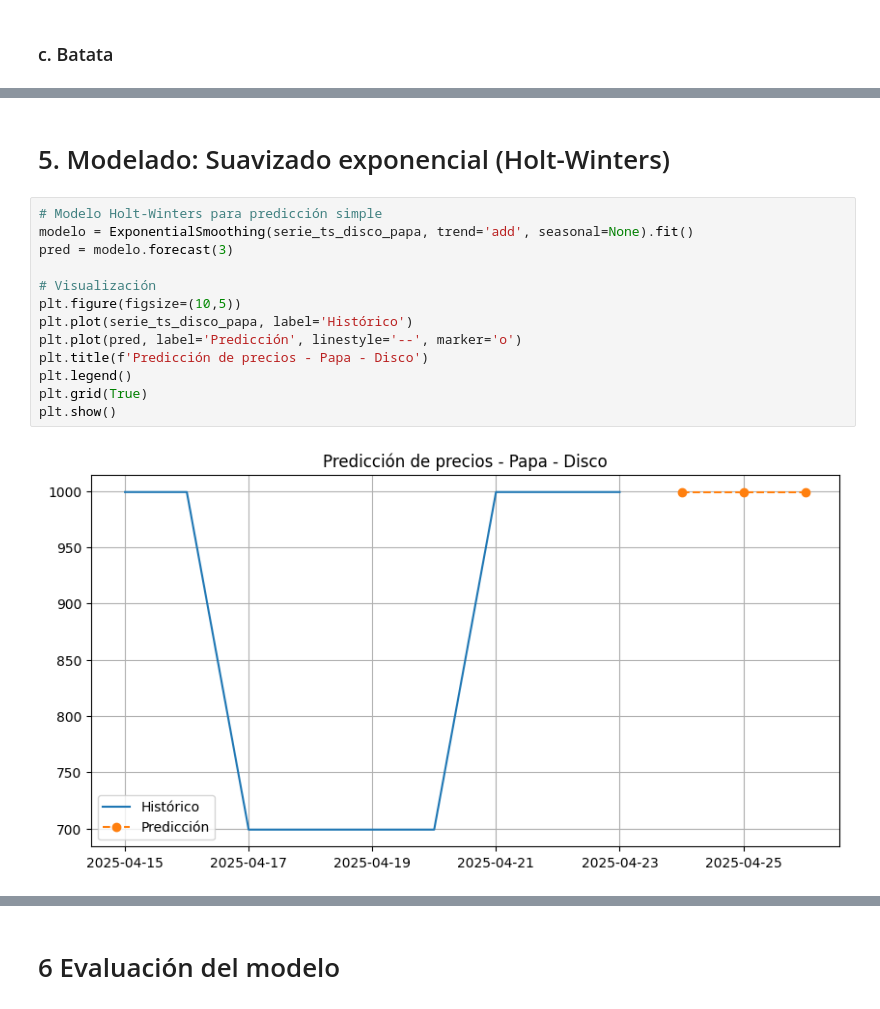
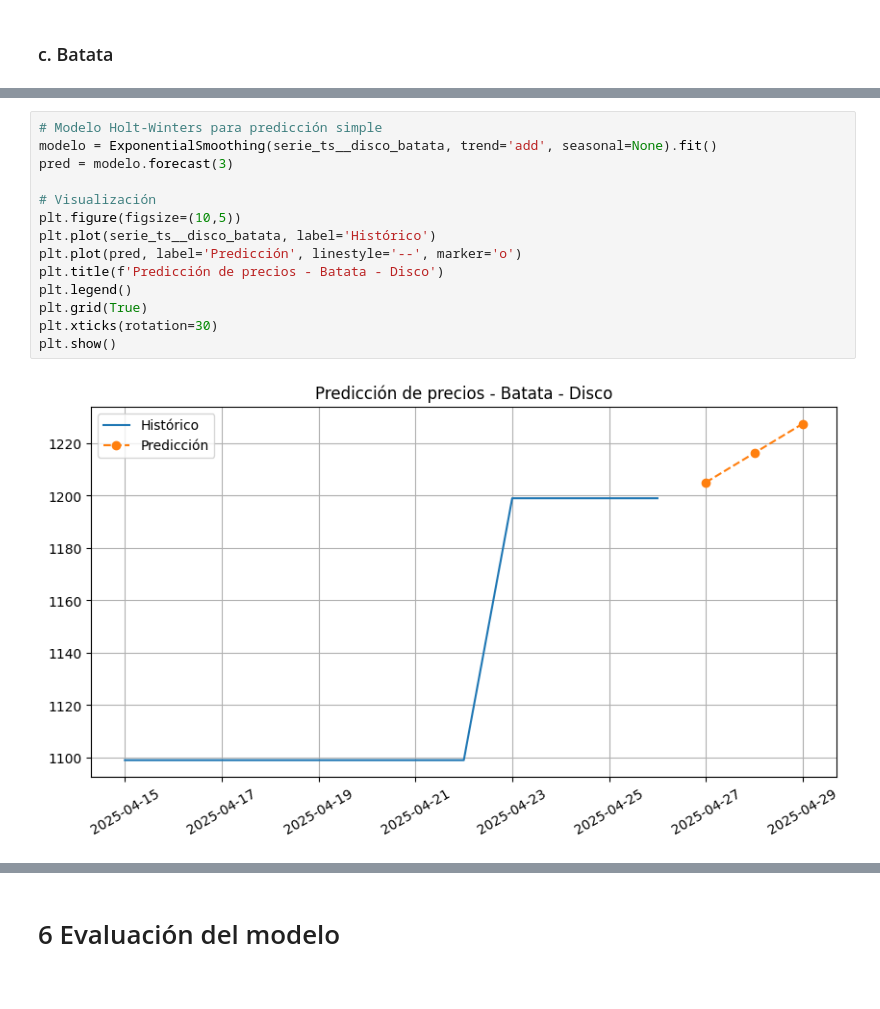
Before and after one commit to manuelpalomeque/Web-Scraper-canasta-basica, a Jupyter notebook: notebooks/02_modelo_tendencias_WS.ipynb, the cells around one changed output, grey strips where cells are left out. Saved outputs shown, nothing was run; the diff lists cells and outputs as text.

```diff
--- a/notebooks/02_modelo_tendencias_WS.ipynb
+++ b/notebooks/02_modelo_tendencias_WS.ipynb
@@ -228,17 +360,16 @@ plt.show()
-# %% [markdown]
-# 5. Modelado: Suavizado exponencial (Holt-Winters)
 # %%
 # Modelo Holt-Winters para predicción simple
-modelo = ExponentialSmoothing(serie_ts_disco_papa, trend='add', seasonal=None).fit()
+modelo = ExponentialSmoothing(serie_ts__disco_batata, trend='add', seasonal=None).fit()
 pred = modelo.forecast(3)
 
 # Visualización
 plt.figure(figsize=(10,5))
-plt.plot(serie_ts_disco_papa, label='Histórico')
+plt.plot(serie_ts__disco_batata, label='Histórico')
 plt.plot(pred, label='Predicción', linestyle='--', marker='o')
-plt.title(f'Predicción de precios - Papa - Disco')
+plt.title(f'Predicción de precios - Batata - Disco')
 plt.legend()
 plt.grid(True)
+plt.xticks(rotation=30)
 plt.show()
 # %% [output]
-[figure, old version]
+[figure, new version]
```
Also changed, not shown: parts of 26 cells of this notebook.
